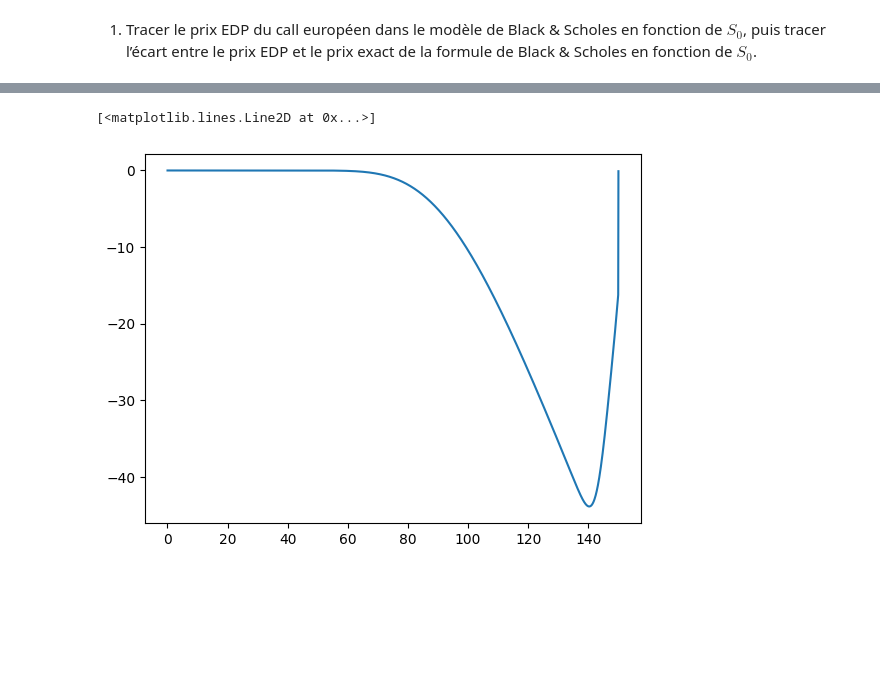
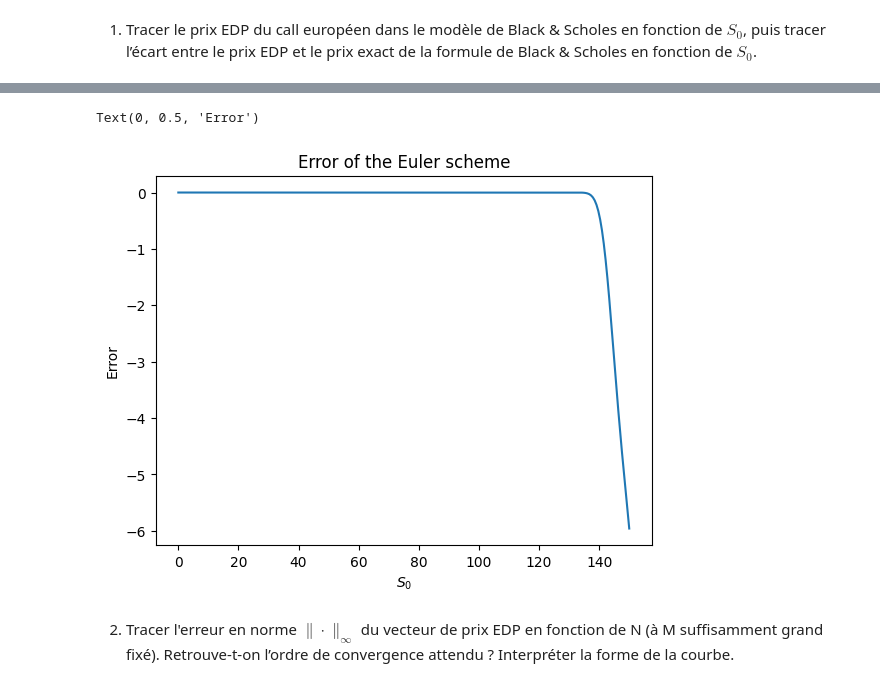
Before and after one commit to kerrianlc/stochastic-proc-fin, a Jupyter notebook: MSF-QIV-LC-M.ipynb, the cells around one changed output, grey strips where cells are left out. Saved outputs shown, nothing was run; the diff lists cells and outputs as text; code cells hidden in the pictures; blank space fills up the shorter version.

```diff
--- a/MSF-QIV-LC-M.ipynb
+++ b/MSF-QIV-LC-M.ipynb
@@ -100,5 +116,0 @@ Uj = np.concatenate([[0], U0])
-# %%
-for j in range(M):
-    Uj[:] = euler_matrix @ Uj
-    Uj[0] = 0
-    Uj[-1] = Smax - K*np.exp(-r * j*delta_T)
@@ -114,0 +117,30 @@ def call_price_black_scholes(K, T, S0, r, sigma):
+# %%
+def euler_implicit_scheme(N, M, Smax, K, r, sigma, full_matrix=False):
+    """
+    Computes the price of a European call option using the Euler scheme.
+
+    Parameters:
+    - N: Number of space steps
+    - M: Number of time steps
+    - Smax: Maximum value of the underlying asset
+    - K: Strike price
+    - r: Risk-free rate
+    - sigma: Volatility
+    - full_matrix: Whether to return the full matrix of option prices for all time steps
+    """
+    U0 = np.maximum(np.exp(np.linspace(-np.log(Smax), np.log(Smax), N)) - K, 0)
+    h, delta_T, a, b, c = compute_tridiagonal_coeffs(sigma, r)
+    euler_matrix = tridiagonal_inverse(N + 1, -delta_T * a, 1 - delta_T * b, -delta_T * c)
+    U = np.concatenate([[0], U0])
+    if full_matrix:
+        U_matrix = np.zeros((N + 1, M + 1))
+        U_matrix[:, 0] = U
+    for j in range(M + 1):
+        U[:] = euler_matrix @ U
+        U[0] = 0
+        U[-1] = Smax - K*np.exp(-r * j*delta_T)
+        if full_matrix:
+            U_matrix[:, j] = U
+    return (U_matrix, delta_T) if full_matrix else U
+# %%
+Uj = euler_implicit_scheme(N, M, Smax, K, r, sigma)
@@ -115,11 +161,18 @@ def call_price_black_scholes(K, T, S0, r, sigma):
 # %%
 plt.plot(
-    np.linspace(np.exp(-np.log(Smax)), Smax, N),
-    Uj[1:]
+    np.linspace(np.exp(-np.log(Smax)), Smax, N - 1),
+    Uj[1: -1]
     - call_price_black_scholes(
-        K, T, np.linspace(np.exp(-np.log(Smax)), Smax, N), r, sigma
+        K, T, np.exp(np.linspace(-np.log(Smax), np.log(Smax), N - 1)), r, sigma
     ),
 )
+plt.title("Error of the Euler scheme (PDE price - Black-Scholes price)")
+plt.xlabel("$S_0$")
+plt.ylabel("Error")
 # %% [output]
-[<matplotlib.lines.Line2D at 0x...>]
+Text(0, 0.5, 'Error')
-[figure, old version]
+[figure, new version]
+# %% [markdown]
+2. Tracer l'erreur en norme $\|\cdot\|_\infty$ du vecteur de prix EDP en fonction de N (à M
+suffisamment grand fixé). Retrouve-t-on l’ordre de convergence attendu ? Interpréter la
+forme de la courbe.
```
Also changed, not shown: parts of 19 cells of this notebook, 2 other files.
